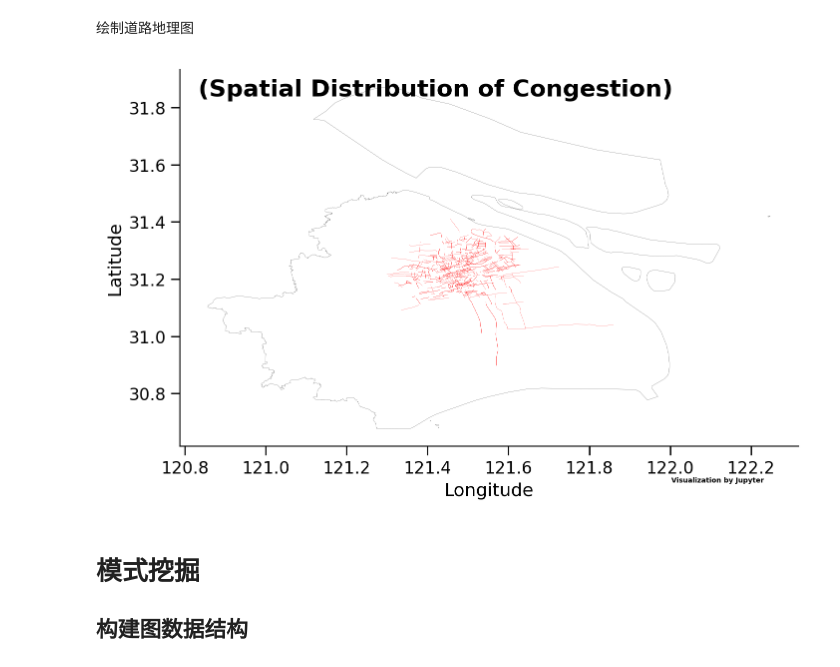
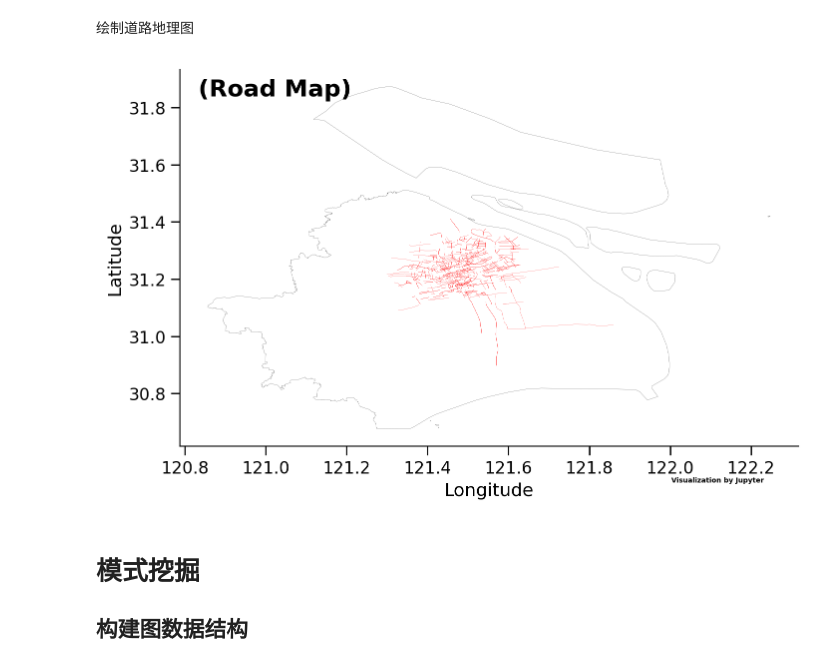
Before and after one commit to lingbai-kong/traffic_data_mining_sh, a Jupyter notebook: main-schema-road-direction.ipynb, the cells around one changed output. Saved outputs shown, nothing was run; the diff lists cells and outputs as text; code cells hidden in the pictures.

```diff
--- a/main-schema-road-direction.ipynb
+++ b/main-schema-road-direction.ipynb
@@ -252,25 +252,25 @@ True
 # %%
 import matplotlib.pyplot as plt
 fig,ax = plt.subplots(figsize=(8,5),dpi=200)
 for line in sh_poly_lines:
     ax.plot(line[0],line[1],color='black',linewidth=.1)
 for road in road_zip.keys():
     msg=road_dict[road]
     road_polyline=np.array(msg['polyline'])
     road_polyline=road_polyline.T
     ax.plot(road_polyline[0],road_polyline[1],color='r',linewidth=.1)
 
 ax.tick_params(direction='out',labelsize=12,length=6.5,width=1,top=False,right=False)
 ax.spines['right'].set_visible(False)
 ax.spines['top'].set_visible(False)
 ax.set_ylabel('Latitude',fontsize=13)
 ax.set_xlabel('Longitude',fontsize=13)
 text_font = {'size':'17','weight':'bold','color':'black'}
-ax.text(.03,.93,'(Spatial Distribution of Congestion)',transform = ax.transAxes,fontdict=text_font,zorder=4)
+ax.text(.03,.93,'(Road Map)',transform = ax.transAxes,fontdict=text_font,zorder=4)
 ax.text(.87,-.08,'\nVisualization by Jupyter',transform = ax.transAxes, ha='center', va='center',fontsize = 5,color='black',fontweight='bold')
 fig.show()
 # %% [output]
-[figure, old version]
+[figure, new version]
 # %% [markdown]
 # 模式挖掘
 ## 构建图数据结构
```
Also changed, not shown: parts of 6 cells of this notebook, 3 other files.
